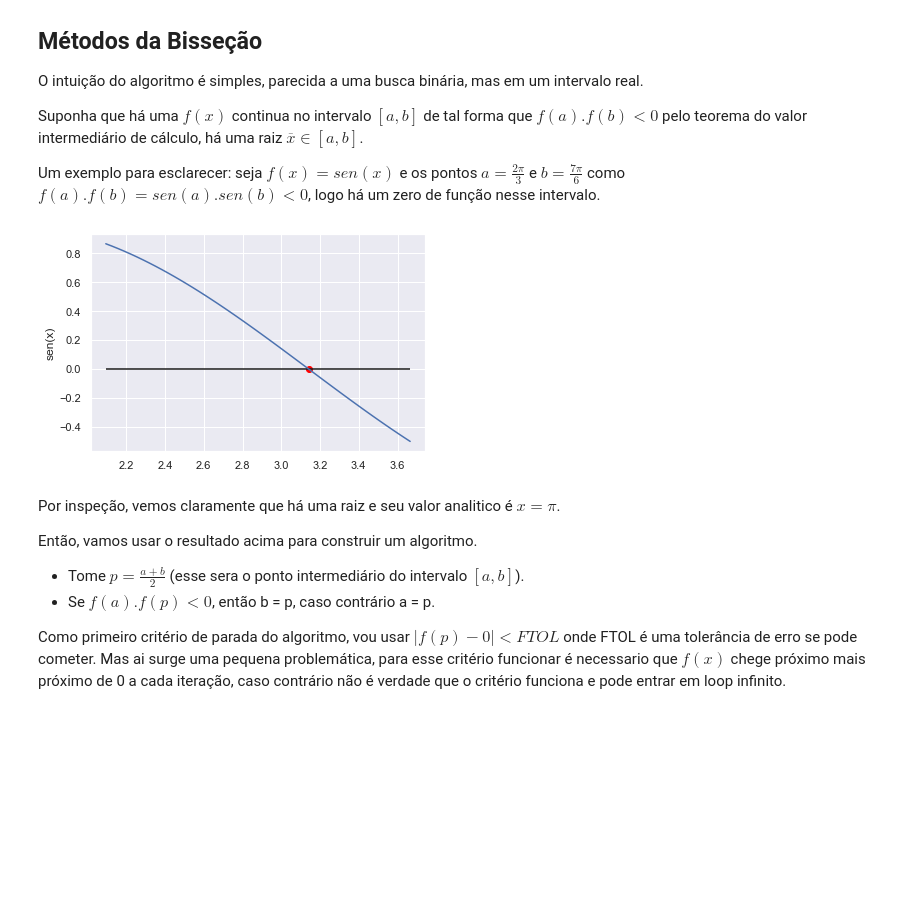
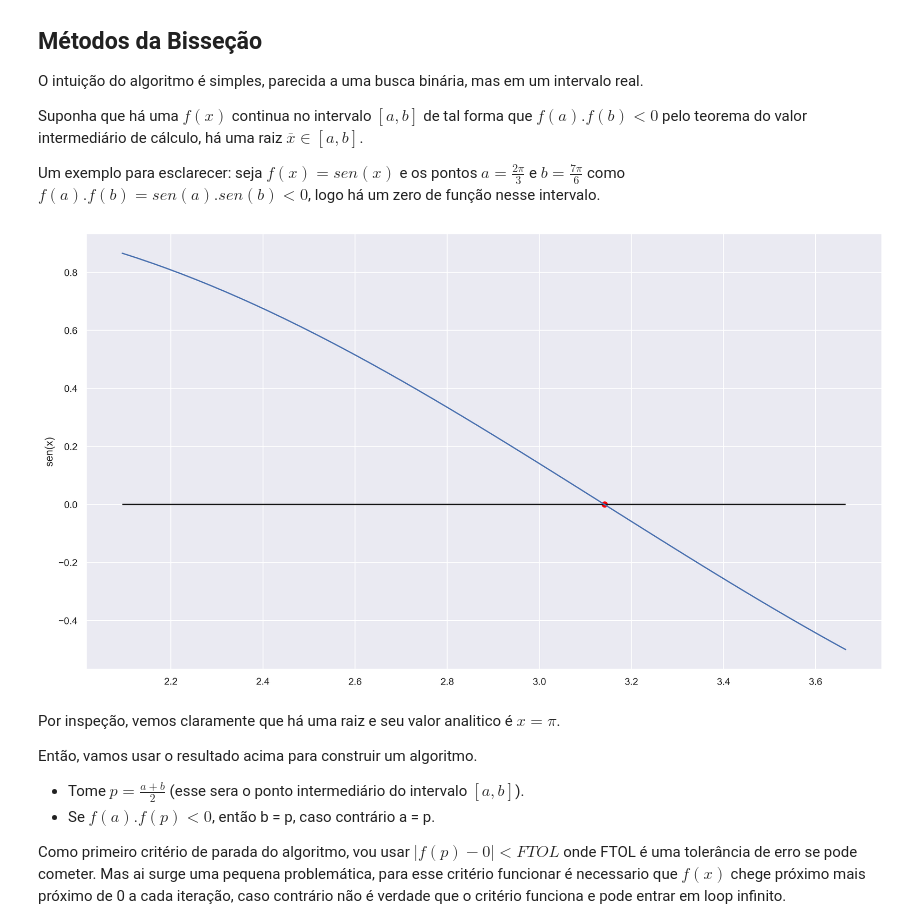
Before and after one commit to caverna-de-dados/blog, a Jupyter notebook: notebooks/MetodoDaBissecao.ipynb, the cells around one changed output. Drawn from its saved outputs; the diff is of its cells as text; code cells hidden in the pictures; blank space fills up the shorter version.

```diff
--- a/notebooks/MetodoDaBissecao.ipynb
+++ b/notebooks/MetodoDaBissecao.ipynb
@@ -20,21 +20,25 @@ Um exemplo para esclarecer: seja $f(x)=sen(x)$ e os pontos $a = \frac{2\pi}{3}$
 # %%
 import numpy as np
 import matplotlib.pyplot as plt
+import matplotlib as mpl
 import seaborn as sns
+
+mpl.rcParams['figure.dpi'] = 300
+mpl.rcParams['figure.figsize'] = [16.0, 9.0]
 sns.set()
 
 a = 2 * np.pi / 3
 b = 7 * np.pi / 6
 x = np.linspace(a, b)
 y = np.sin(x)
 
 plt.plot(x,y)
 plt.scatter(np.pi, np.sin(np.pi), c="red")
 plt.hlines(y=0, xmin=a, xmax=b)
 plt.ylabel("sen(x)")
 plt.show()
 # %% [output]
-[figure, old version]
+[figure, new version]
 # %% [markdown]
 Por inspeção, vemos claramente que há uma raiz e seu valor analitico é $x = \pi$.
 
```
Also changed, not shown: parts of 2 cells of this notebook.
